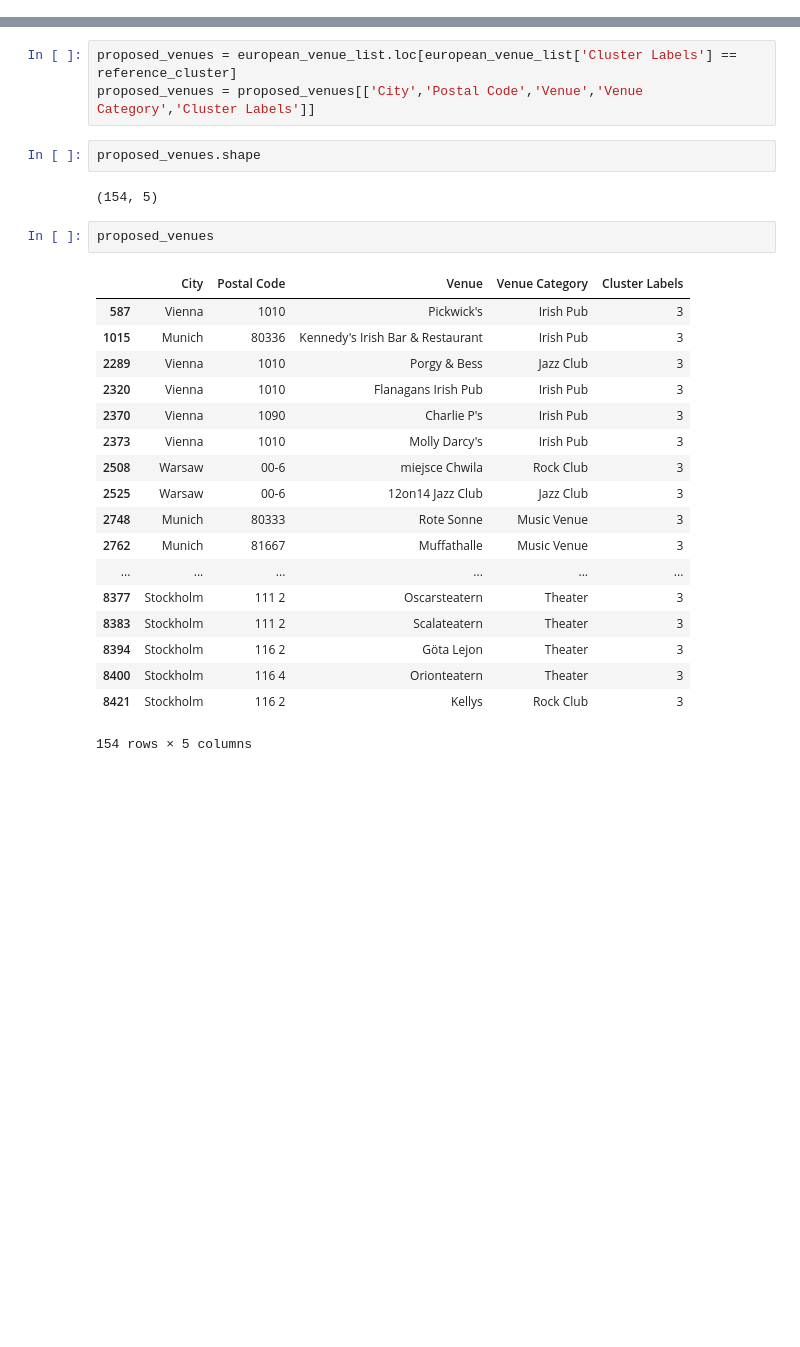
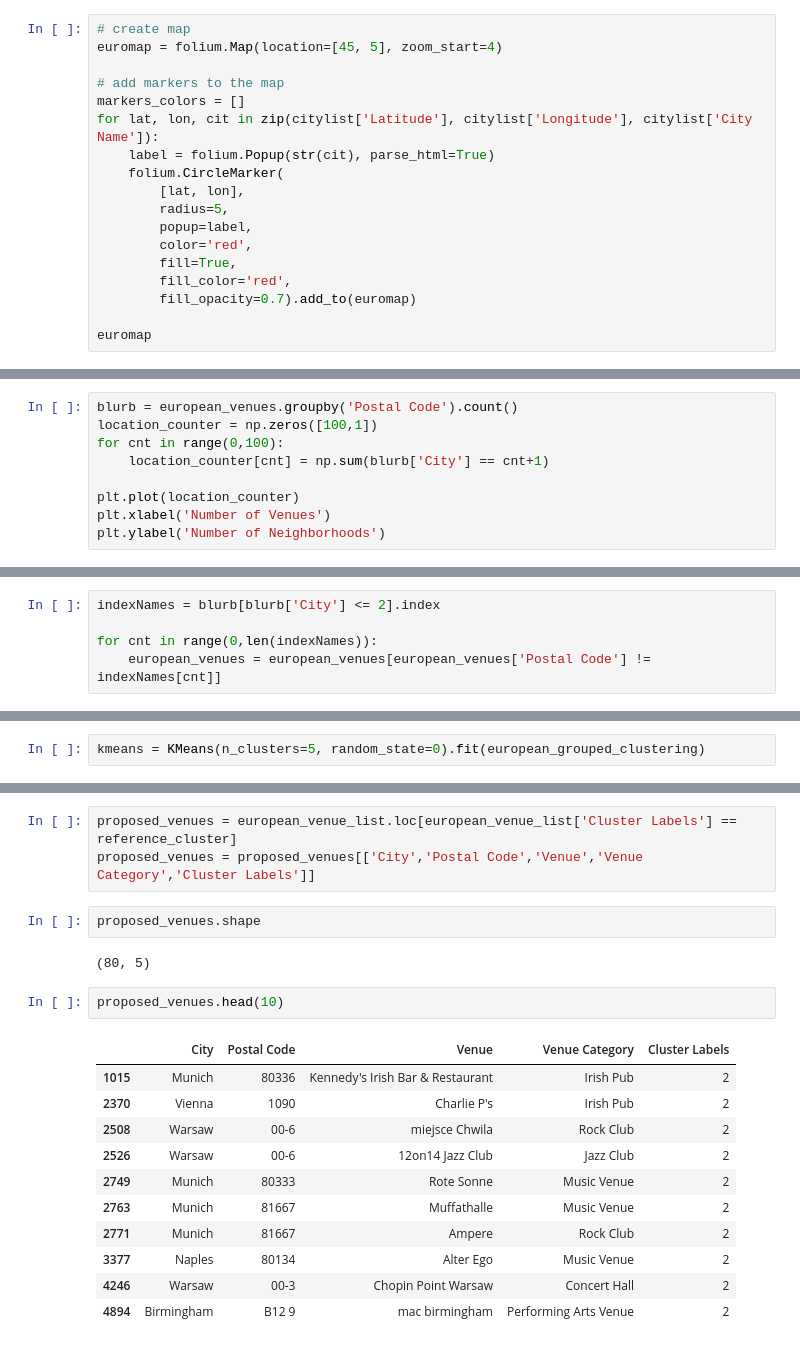
Before and after one commit to nnorrick/Capstone-Project, a Jupyter notebook: Capstone_project_notebook.ipynb, the cells around one changed output, grey strips where cells are left out. Saved outputs shown, nothing was run; the diff lists cells and outputs as text; blank space fills up the shorter version.

```diff
--- a/Capstone_project_notebook.ipynb
+++ b/Capstone_project_notebook.ipynb
@@ -98,3 +99,21 @@ citylist.head()
 | 2 | Madrid | Spain | 40.4167 | -3.70358 |
 | 3 | Rome | Italy | 41.8948 | 12.4853 |
 | 4 | Paris | France | 48.8566 | 2.3515 |
+# %%
+# create map
+euromap = folium.Map(location=[45, 5], zoom_start=4)
+
+# add markers to the map
+markers_colors = []
+for lat, lon, cit in zip(citylist['Latitude'], citylist['Longitude'], citylist['City Name']):
+    label = folium.Popup(str(cit), parse_html=True)
+    folium.CircleMarker(
+        [lat, lon],
+        radius=5,
+        popup=label,
+        color='red',
+        fill=True,
+        fill_color='red',
+        fill_opacity=0.7).add_to(euromap)
+
+euromap
@@ -285,0 +307,9 @@ print(str(european_venues.groupby('Postal Code').count().shape[0]) + ' Neighborh
+# %%
+blurb = european_venues.groupby('Postal Code').count()
+location_counter = np.zeros([100,1])
+for cnt in range(0,100):
+    location_counter[cnt] = np.sum(blurb['City'] == cnt+1)
+
+plt.plot(location_counter)
+plt.xlabel('Number of Venues')
+plt.ylabel('Number of Neighborhoods')
@@ -285,0 +330,5 @@ print(str(european_venues.groupby('Postal Code').count().shape[0]) + ' Neighborh
+# %%
+indexNames = blurb[blurb['City'] <= 2].index
+
+for cnt in range(0,len(indexNames)):
+    european_venues = european_venues[european_venues['Postal Code'] != indexNames[cnt]]
@@ -358,3 +423,5 @@ Text(0, 0.5, 'Number of neighborhoods/postal codes')
+# %%
+kmeans = KMeans(n_clusters=5, random_state=0).fit(european_grouped_clustering)
 # %%
 # add clustering labels
 neighborhoods_venues_sorted.insert(0, 'Cluster Labels', kmeans.labels_)
@@ -436,25 +509,18 @@ proposed_venues = proposed_venues[['City','Postal Code','Venue','Venue Category'
 # %%
 proposed_venues.shape
 # %% [output]
-(154, 5)
+(80, 5)
 # %%
-proposed_venues
+proposed_venues.head(10)
 # %% [output]
 |  | City | Postal Code | Venue | Venue Category | Cluster Labels |
-| 587 | Vienna | 1010 | Pickwick's | Irish Pub | 3 |
-| 1015 | Munich | 80336 | Kennedy's Irish Bar & Restaurant | Irish Pub | 3 |
-| 2289 | Vienna | 1010 | Porgy & Bess | Jazz Club | 3 |
-| 2320 | Vienna | 1010 | Flanagans Irish Pub | Irish Pub | 3 |
-| 2370 | Vienna | 1090 | Charlie P's | Irish Pub | 3 |
-| 2373 | Vienna | 1010 | Molly Darcy's | Irish Pub | 3 |
-| 2508 | Warsaw | 00-6 | miejsce Chwila | Rock Club | 3 |
-| 2525 | Warsaw | 00-6 | 12on14 Jazz Club | Jazz Club | 3 |
-| 2748 | Munich | 80333 | Rote Sonne | Music Venue | 3 |
-| 2762 | Munich | 81667 | Muffathalle | Music Venue | 3 |
-| ... | ... | ... | ... | ... | ... |
-| 8377 | Stockholm | 111 2 | Oscarsteatern | Theater | 3 |
-| 8383 | Stockholm | 111 2 | Scalateatern | Theater | 3 |
-| 8394 | Stockholm | 116 2 | Göta Lejon | Theater | 3 |
-| 8400 | Stockholm | 116 4 | Orionteatern | Theater | 3 |
-| 8421 | Stockholm | 116 2 | Kellys | Rock Club | 3 |
+| 1015 | Munich | 80336 | Kennedy's Irish Bar & Restaurant | Irish Pub | 2 |
+| 2370 | Vienna | 1090 | Charlie P's | Irish Pub | 2 |
+| 2508 | Warsaw | 00-6 | miejsce Chwila | Rock Club | 2 |
+| 2526 | Warsaw | 00-6 | 12on14 Jazz Club | Jazz Club | 2 |
+| 2749 | Munich | 80333 | Rote Sonne | Music Venue | 2 |
+| 2763 | Munich | 81667 | Muffathalle | Music Venue | 2 |
+| 2771 | Munich | 81667 | Ampere | Rock Club | 2 |
+| 3377 | Naples | 80134 | Alter Ego | Music Venue | 2 |
+| 4246 | Warsaw | 00-3 | Chopin Point Warsaw | Concert Hall | 2 |
+| 4894 | Birmingham | B12 9 | mac birmingham | Performing Arts Venue | 2 |
-154 rows × 5 columns
```
Also changed, not shown: parts of 34 cells of this notebook, 2 other files.
